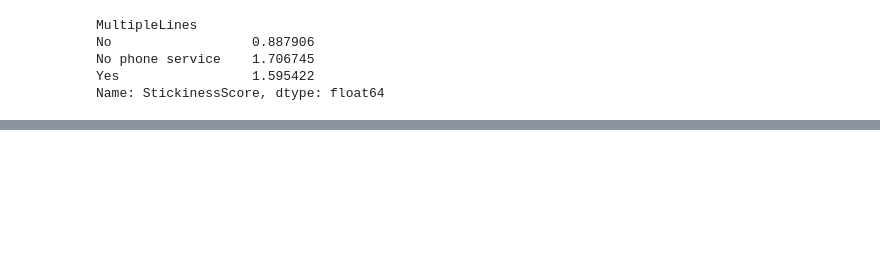
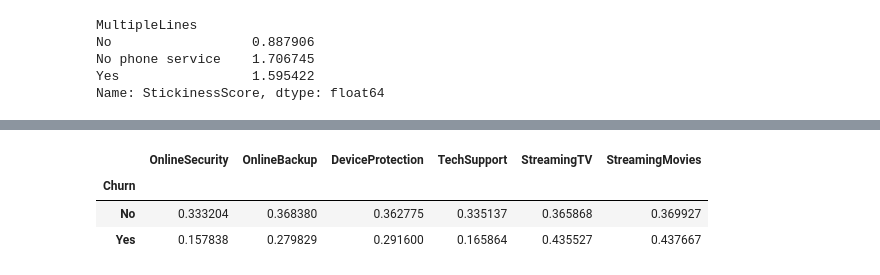
Before and after one commit to N-anle/TelecomChurnAnalysis, a Jupyter notebook: notebook.ipynb, the cells around one changed output, grey strips where cells are left out. Drawn from its saved outputs; the diff is of its cells as text; code cells hidden in the pictures; blank space fills up the shorter version.

```diff
--- a/notebook.ipynb
+++ b/notebook.ipynb
@@ -1107,0 +1171,5 @@ df
+# %%
+added_services = ['OnlineSecurity', 'OnlineBackup', 'DeviceProtection', 'TechSupport', 'StreamingTV', 'StreamingMovies']
+
+moat_audit = df.groupby('InternetService')[added_services].apply(lambda x: (x == 'Yes').mean())
+print(moat_audit)
@@ -1107,0 +1196,7 @@ df
+# %%
+df.groupby('Churn')[added_services].apply(lambda x : (x == 'Yes').mean())
+# %% [output]
+|  | OnlineSecurity | OnlineBackup | DeviceProtection | TechSupport | StreamingTV | StreamingMovies |
+| Churn |  |  |  |  |  |  |
+| No | 0.333204 | 0.368380 | 0.362775 | 0.335137 | 0.365868 | 0.369927 |
+| Yes | 0.157838 | 0.279829 | 0.291600 | 0.165864 | 0.435527 | 0.437667 |
```
Also changed, not shown: parts of 14 cells of this notebook.
